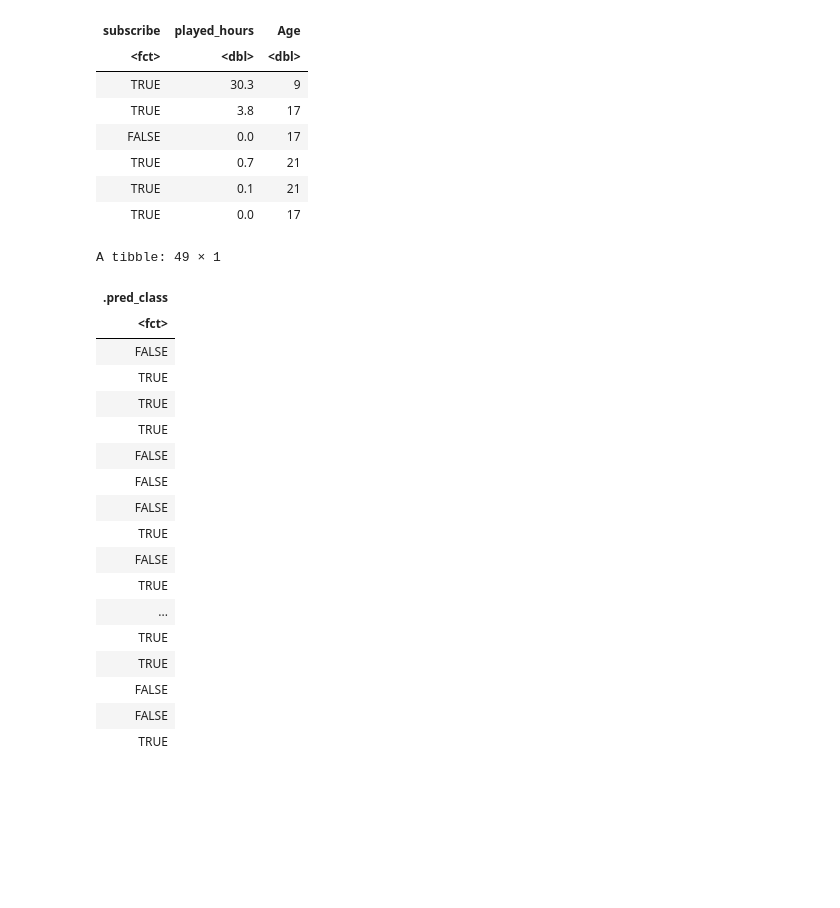
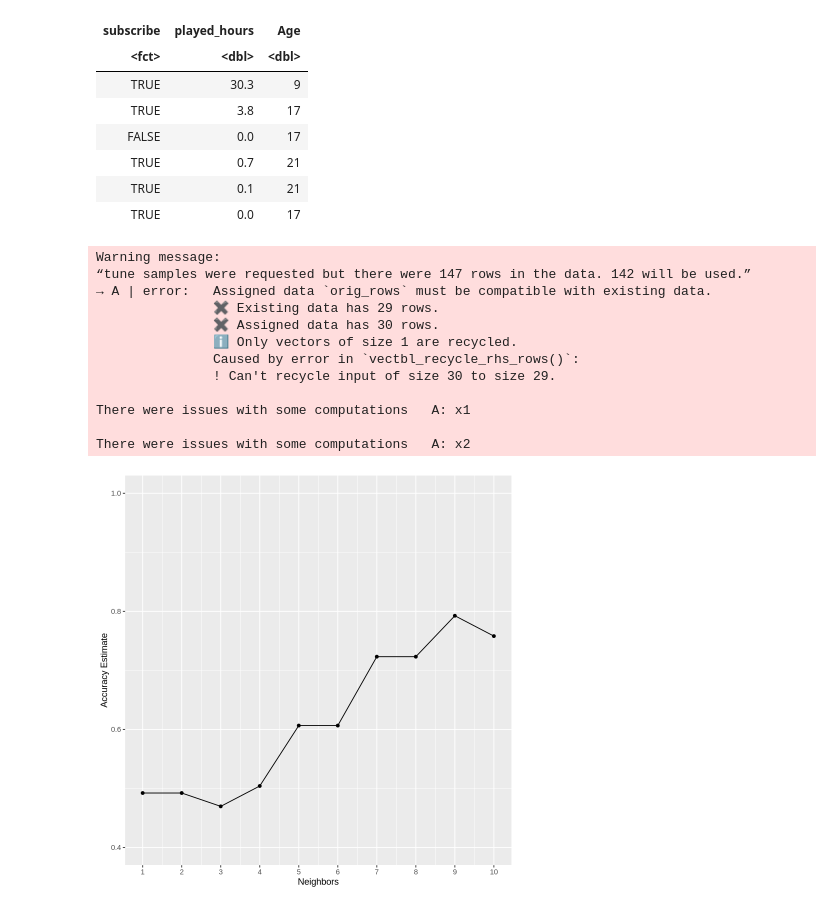
Before and after one commit to joannaft/05-dsci100-project, a Jupyter notebook: results.ipynb, the cells around one changed output. Cells and saved outputs as stored; diff of their text form; code cells hidden in the pictures; blank space fills up the shorter version.

```diff
--- a/results.ipynb
+++ b/results.ipynb
@@ -41,44 +41,55 @@ A tibble: 6 × 3
 # %%
 library(tidymodels)
 
 
 player_split <- initial_split(tidy_players_info, prop = 0.75, strata = subscribe)
 player_train <- training(player_split)
 player_test <- testing(player_split)
 
 player_recipe <- recipe(subscribe ~ played_hours + Age, data = player_train) |>
     step_scale(all_predictors()) |>
     step_center(all_predictors())
 
 player_spec <- nearest_neighbor(weight_func = "rectangular", neighbors = tune()) |>
-    set_engine("kknn") |>
-    set_mode("classification")
+      set_engine("kknn") |>
+      set_mode("classification")
+
+player_vfold <- vfold_cv(player_train, v = 5, strata = subscribe)
 
 player_fit <- workflow() |>
-    add_recipe(player_recipe) |>
-    add_model(player_spec)
+      add_recipe(player_recipe) |>
+      add_model(player_spec) |>
+      fit(data = player_train)
 
-player_vfold <- v_foldcv(player_train, v = 5, strata = subscribe)
+k_vals <- tibble(neighbors = seq(from = 1, to = 10, by = 1))
 
-player_predicton <- predict(player_fit, player_test)
-player_predicton
+player_knn_results <- workflow() |>
+      add_recipe(player_recipe) |>
+      add_model(player_spec) |>
+      tune_grid(resamples = player_vfold, grid = k_vals) |>
+      collect_metrics()
+
+accuracies <- player_knn_results |>
+      filter(.metric == "accuracy")
+
+cross_val_plot <- ggplot(accuracies, aes(x = neighbors, y = mean)) + #
+      geom_point() +
+      geom_line() +
+      labs(x = "Neighbors", y = "Accuracy Estimate") +
+      scale_x_continuous(breaks = seq(0, 14, by = 1)) +  # adjusting the x-axis
+      scale_y_continuous(limits = c(0.4, 1.0)) # adjusting the y-axis
+cross_val_plot
 # %% [output]
-A tibble: 49 × 1
+Warning message:
+“tune samples were requested but there were 147 rows in the data. 142 will be used.”
+→ A | error:   Assigned data `orig_rows` must be compatible with existing data.
+               ✖ Existing data has 29 rows.
+               ✖ Assigned data has 30 rows.
+               ℹ Only vectors of size 1 are recycled.
+               Caused by error in `vectbl_recycle_rhs_rows()`:
+               ! Can't recycle input of size 30 to size 29.
+
+There were issues with some computations   A: x1
+
+There were issues with some computations   A: x2
-| .pred_class |
-| <fct> |
-| FALSE |
-| TRUE |
-| TRUE |
-| TRUE |
-| FALSE |
-| FALSE |
-| FALSE |
-| TRUE |
-| FALSE |
-| TRUE |
-| ... |
-| TRUE |
-| TRUE |
-| FALSE |
-| FALSE |
-| TRUE |
+[figure, added]
```
Also changed, not shown: parts of 1 cell of this notebook.
